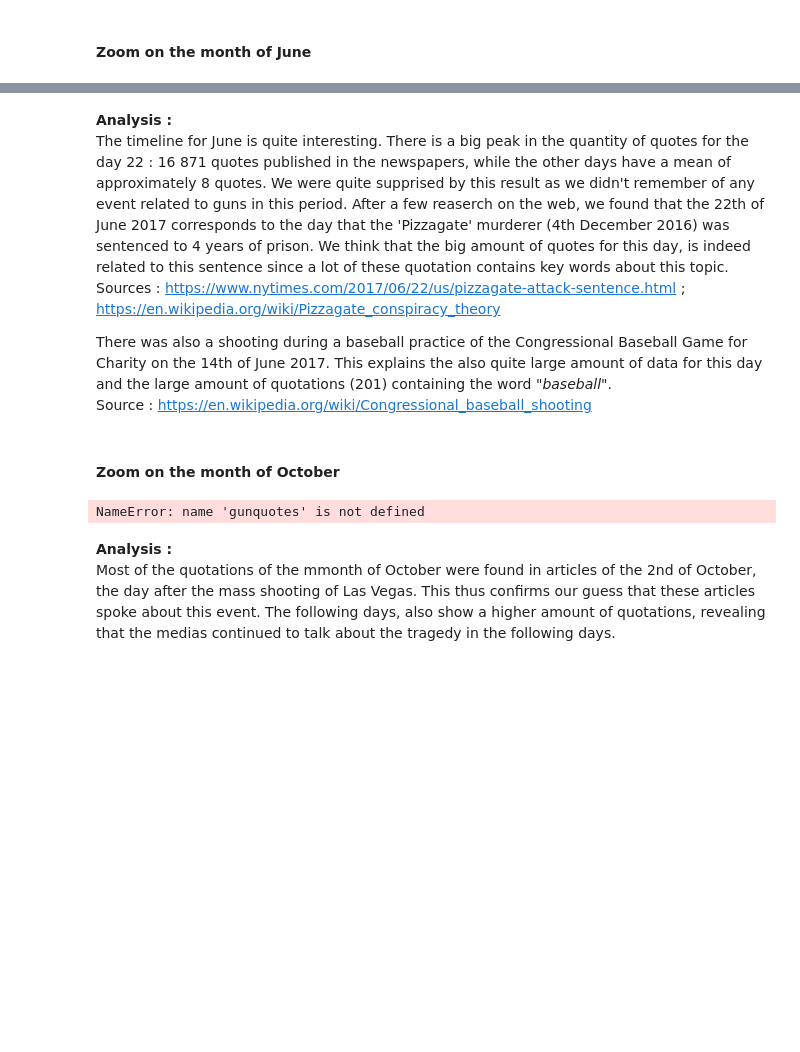
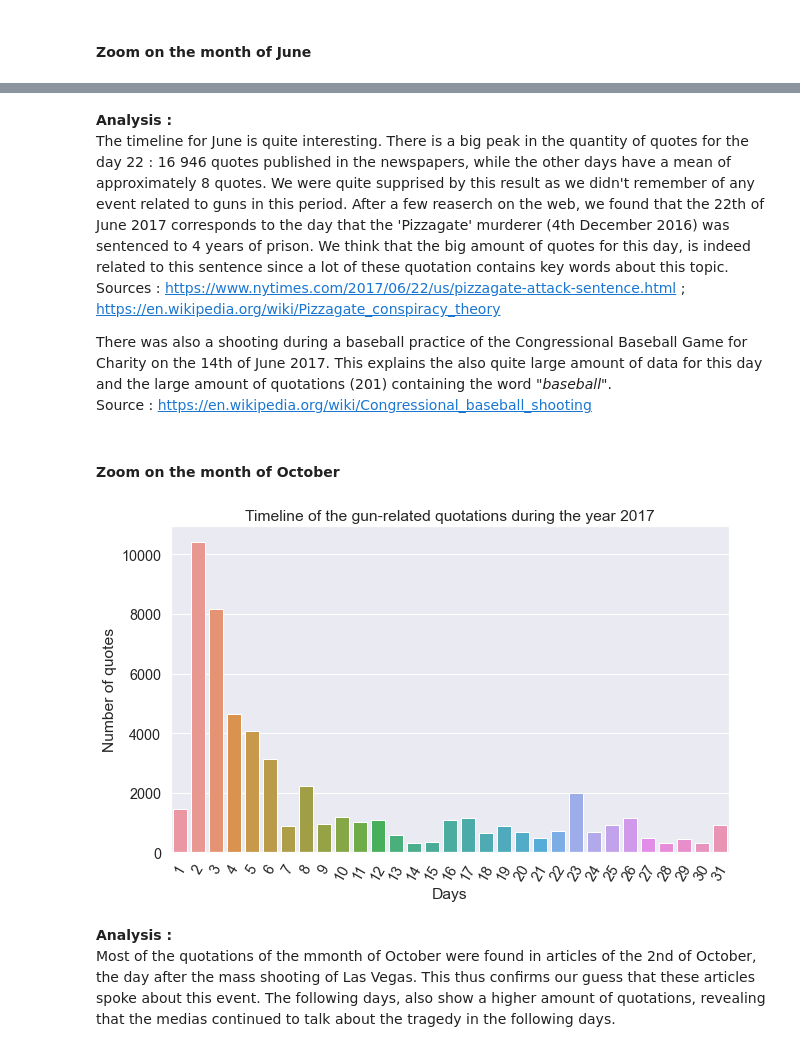
Before and after one commit to epfl-ada/ada-2021-project-sate, a Jupyter notebook: Milestone2.ipynb, the cells around one changed output, grey strips where cells are left out. Cells and saved outputs as stored; diff of their text form; code cells hidden in the pictures; blank space fills up the shorter version.

```diff
--- a/Milestone2.ipynb
+++ b/Milestone2.ipynb
@@ -165,6 +173,6 @@ gunquotes[(gunquotes.quotation.str.contains('Last month, Joshua Brandon Vallum')
 # %% [markdown]
 **Analysis :**
-The timeline for June is quite interesting. There is a big peak in the quantity of quotes for the day 22 : 16 871 quotes published in the newspapers, while the other days have a mean of approximately 8 quotes. We were quite supprised by this result as we didn't remember of any event related to guns in this period. After a few reaserch on the web, we found that the 22th of June 2017 corresponds to the day that the 'Pizzagate' murderer (4th December 2016) was sentenced to 4 years of prison. We think that the big amount of quotes for this day, is indeed related to this sentence since a lot of these quotation contains key words about this topic.
+The timeline for June is quite interesting. There is a big peak in the quantity of quotes for the day 22 : 16 946 quotes published in the newspapers, while the other days have a mean of approximately 8 quotes. We were quite supprised by this result as we didn't remember of any event related to guns in this period. After a few reaserch on the web, we found that the 22th of June 2017 corresponds to the day that the 'Pizzagate' murderer (4th December 2016) was sentenced to 4 years of prison. We think that the big amount of quotes for this day, is indeed related to this sentence since a lot of these quotation contains key words about this topic.
 Sources : https://www.nytimes.com/2017/06/22/us/pizzagate-attack-sentence.html ; https://en.wikipedia.org/wiki/Pizzagate_conspiracy_theory
 
 There was also a shooting during a baseball practice of the Congressional Baseball Game for Charity on the 14th of June 2017. This explains the also quite large amount of data for this day and the large amount of quotations (201) containing the word *"baseball"*.
@@ -174,23 +182,21 @@ Source : https://en.wikipedia.org/wiki/Congressional_baseball_shooting
 # %%
 ## Plot of the nb of quotes related to guns in function of the date : zoom on OCTOBER
 
 october = gunquotes[(gunquotes['date'].dt.month == 10)]
 # nb = october.groupby(october['dateWithoutTime']).numOccurrences.sum()
 # print(nb.sum())
 
 ax = sns.barplot(x=np.linspace(1,31,31, dtype='int'), y=october.groupby(october['dateWithoutTime']).numOccurrences.sum())#, data=gunquotes)
 sns.color_palette("tab10")
 ax.set_xlabel('Days')
 ax.set_ylabel('Number of quotes')
 ax.set_title('Timeline of the gun-related quotations during the year 2017')
 #ax.set_xticklabels(labels=labs)
 plt.xticks(rotation=60)
-show_values(ax)
+# show_values(ax)
 plt.show()
-
-## Explanation : Las Vegas shooting on the 1st of October 2017
 # %% [output]
-NameError: name 'gunquotes' is not defined
+[figure, added]
 # %% [markdown]
 **Analysis :**
 Most of the quotations of the mmonth of October were found in articles of the 2nd of October, the day after the mass shooting of Las Vegas. This thus confirms our guess that these articles spoke about this event. The following days, also show a higher amount of quotations, revealing that the medias continued to talk about the tragedy in the following days.
```
Also changed, not shown: parts of 15 cells of this notebook, 1 other file.
